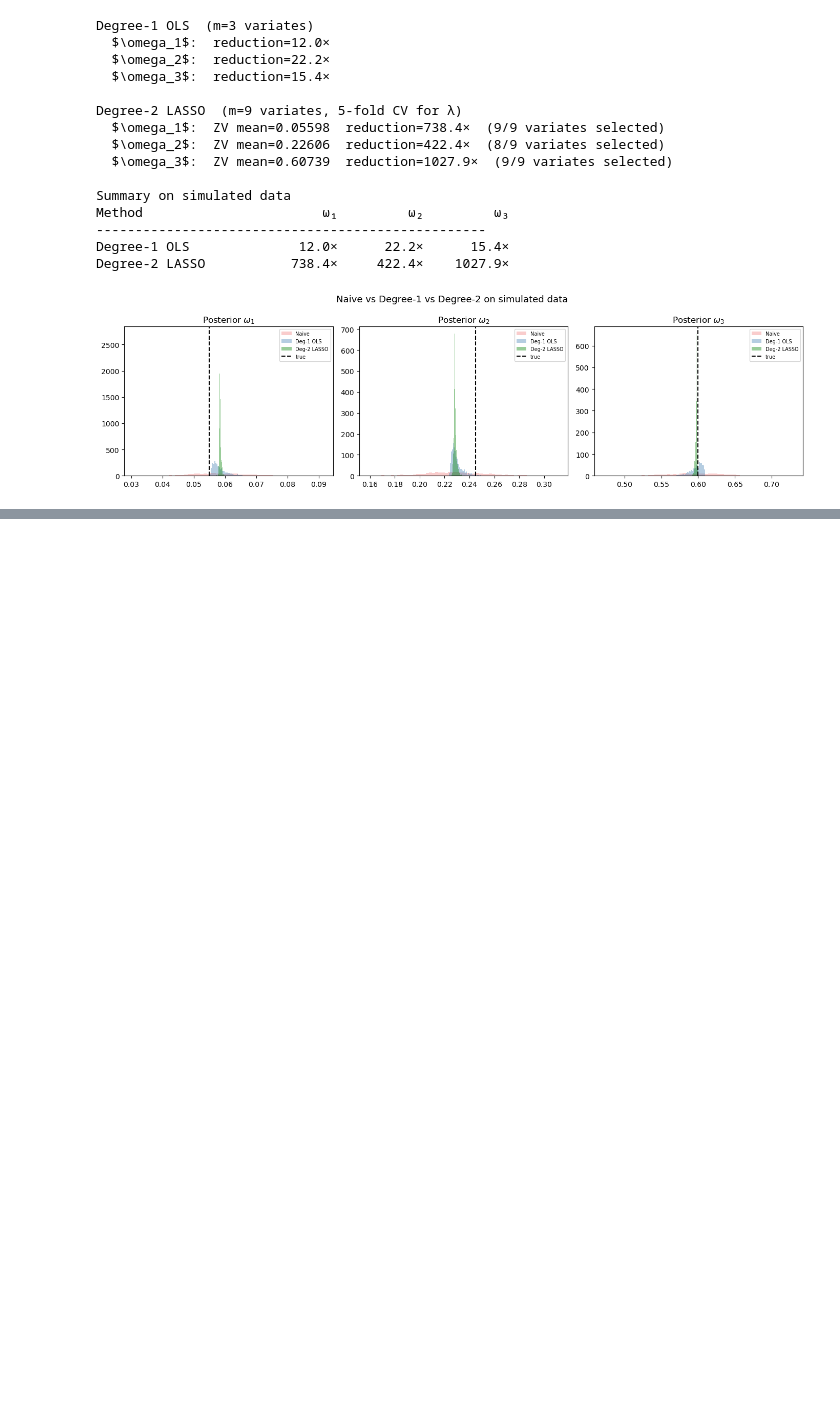
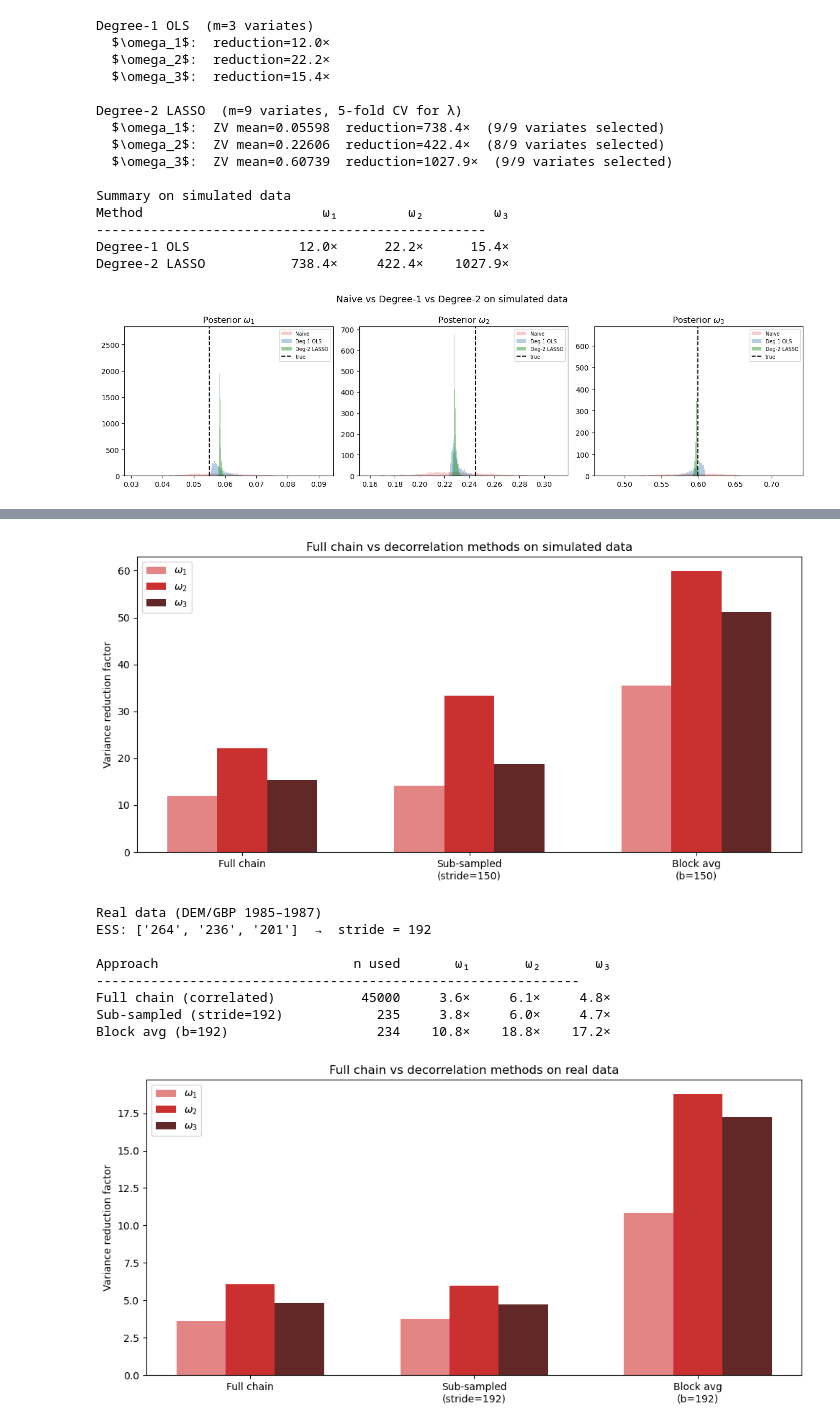
Before and after one commit to ralphndr/Control-variates-for-a-GARCH-model, a Jupyter notebook: src/code.ipynb, the cells around one changed output, grey strips where cells are left out. Drawn from its saved outputs; the diff is of its cells as text; code cells hidden in the pictures; blank space fills up the shorter version.

```diff
--- a/src/code.ipynb
+++ b/src/code.ipynb
@@ -819,0 +920,75 @@ The Lasso selects 8-9 out of 9 variates in both cases, confirming that all quadr
+# %%
+# Bar chart on simulated data to compare
+
+approaches = ['Full chain', f'Sub-sampled\n(stride={stride})', f'Block avg\n(b={stride})']
+all_res = [res_full, res_sub, res_blk]
+colors = ['lightcoral', 'steelblue', 'darkred']
+x = np.arange(3)
+width = 0.22
+
+fig, ax = plt.subplots(figsize=(10, 5))
+for k, (lw, col) in enumerate(zip(labels_w, ['#e07070',"#c10b0b",'#460202'])):
+    reductions = [r[k]['reduction'] for r in all_res]
+    ax.bar(x + (k - 1) * width, reductions, width, label=lw, color=col, alpha=0.85)
+
+ax.set_xticks(x)
+ax.set_xticklabels(approaches)
+ax.set_ylabel('Variance reduction factor')
+ax.set_title('Full chain vs decorrelation methods on simulated data')
+ax.legend()
+plt.tight_layout()
+plt.savefig('/Users/ralphnader/Desktop/Github_Projects/Control-variates-for-a-GARCH-model/img/fullchain_decorr_simulatedgarch.png', dpi=200, bbox_inches='tight')
+plt.show()
+
+# Real data scenario
+
+print('\nReal data (DEM/GBP 1985–1987)')
+
+ess_real   = [ess(samples_real[:, k]) for k in range(3)]
+stride_r   = int(len(samples_real) / np.mean(ess_real))
+print(f'ESS: {[f"{e:.0f}" for e in ess_real]}  →  stride = {stride_r}')
+
+res_full_r = _zv_d1_from_precomputed(samples_real, Z_real)
+res_sub_r  = zv_degree1_subsampled(samples_real, Z_real, stride=stride_r)
+res_blk_r  = zv_degree1_block_avg(samples_real,  Z_real, block_size=stride_r)
+
+n_sub_r = len(samples_real[::stride_r])
+n_blk_r = len(samples_real) // stride_r
+
+print(f'\n{"Approach":<30} {"n used":>8} {"ω₁":>8} {"ω₂":>8} {"ω₃":>8}')
+print('-' * 62)
+for name, n_used, res in [
+        ('Full chain (correlated)',          len(samples_real), res_full_r),
+        (f'Sub-sampled (stride={stride_r})', n_sub_r,           res_sub_r),
+        (f'Block avg (b={stride_r})',        n_blk_r,           res_blk_r)]:
+    row = [f'{res[k]["reduction"]:.1f}×' for k in range(3)]
+    print(f'{name:<30} {n_used:>8} {row[0]:>8} {row[1]:>8} {row[2]:>8}')
+
+# Bar chart — real data
+all_res_r = [res_full_r, res_sub_r, res_blk_r]
+appr_r    = ['Full chain', f'Sub-sampled\n(stride={stride_r})', f'Block avg\n(b={stride_r})']
+
+fig, ax = plt.subplots(figsize=(10, 5))
+for k, col in enumerate(['#e07070',"#c10b0b","#460202"]):
+    reductions = [r[k]['reduction'] for r in all_res_r]
+    ax.bar(x + (k - 1) * width, reductions, width, label=labels_w[k], color=col, alpha=0.85)
+
+ax.set_xticks(x)
+ax.set_xticklabels(appr_r)
+ax.set_ylabel('Variance reduction factor')
+ax.set_title('Full chain vs decorrelation methods on real data')
+ax.legend()
+plt.tight_layout()
+plt.savefig('/Users/ralphnader/Desktop/Github_Projects/Control-variates-for-a-GARCH-model/img/fullchain_decorr_realdata.png', dpi=200, bbox_inches='tight')
+plt.show()
+# %% [output]
+[figure, added]
+Real data (DEM/GBP 1985–1987)
+ESS: ['264', '236', '201']  →  stride = 192
+
+Approach                         n used       ω₁       ω₂       ω₃
+--------------------------------------------------------------
+Full chain (correlated)           45000     3.6×     6.1×     4.8×
+Sub-sampled (stride=192)            235     3.8×     6.0×     4.7×
+Block avg (b=192)                   234    10.8×    18.8×    17.2×
+[figure, added]
```
Also changed, not shown: parts of 12 cells of this notebook, 12 other files.
